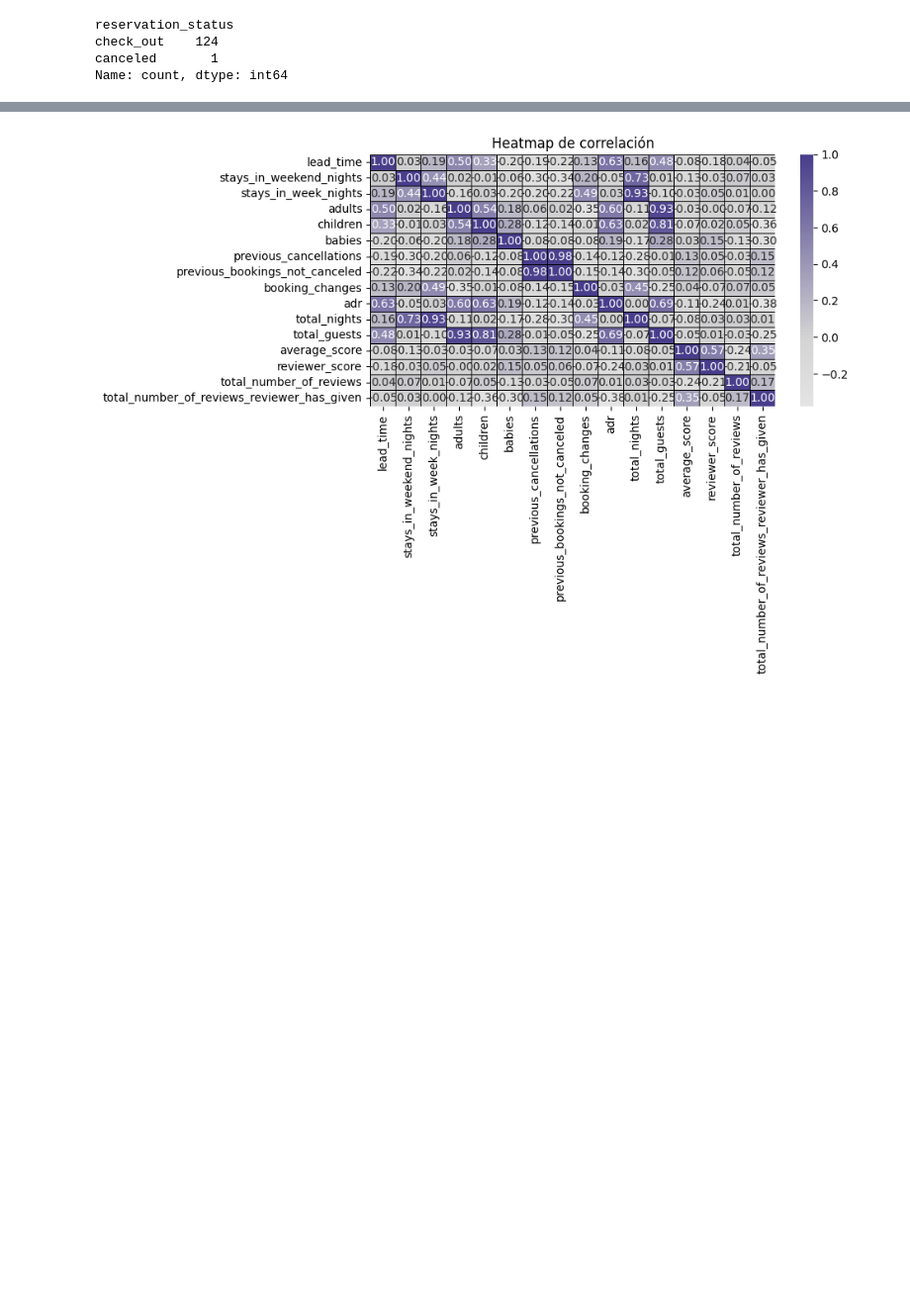
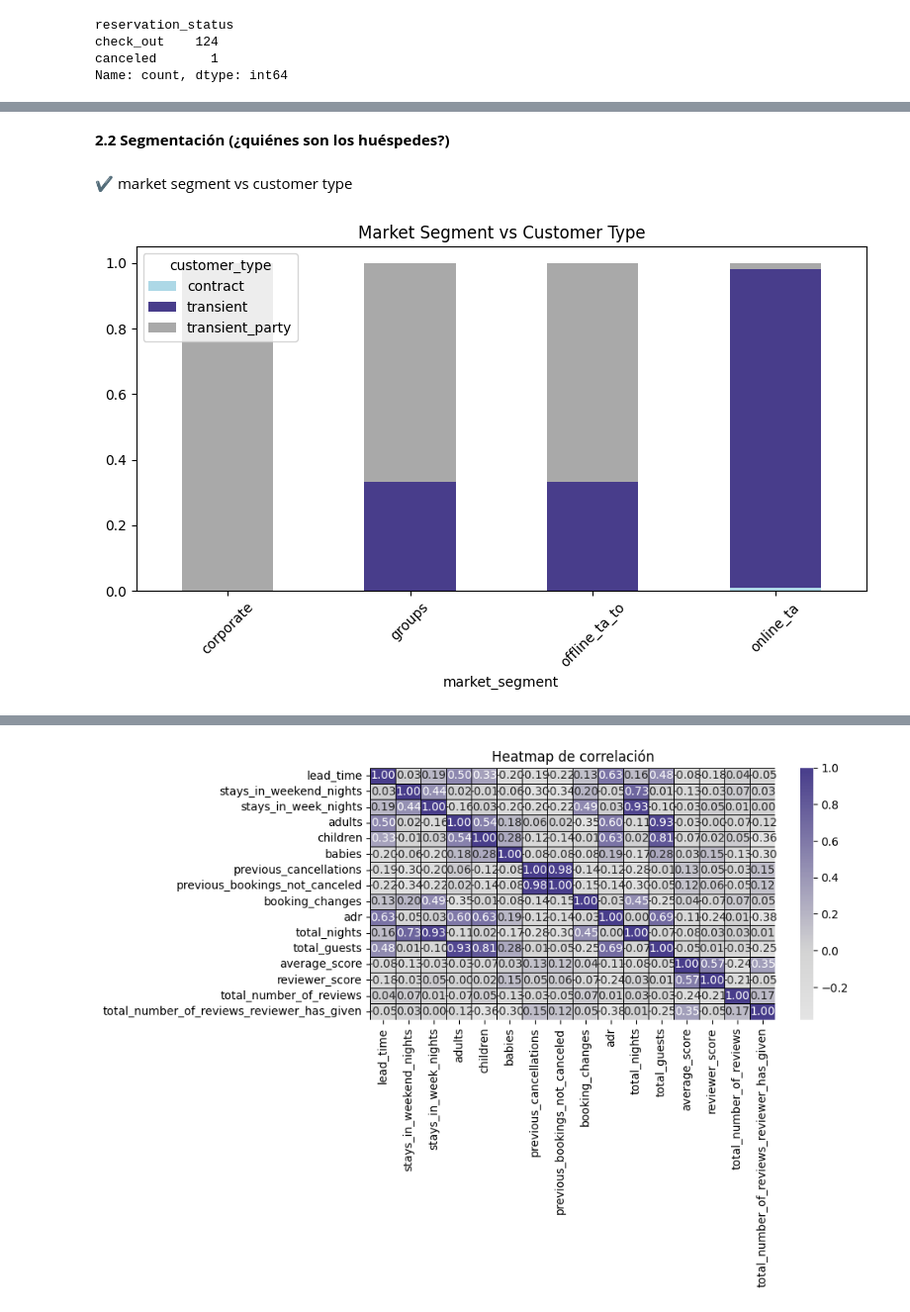
Before and after one commit to lorenalopezarenas/Booking_Reviews, a Jupyter notebook: notebooks/03. EDA.ipynb, the cells around one changed output, grey strips where cells are left out. Shown at 99% size. Saved outputs shown, nothing was run; the diff lists cells and outputs as text; code cells hidden in the pictures; blank space fills up the shorter version.

```diff
--- a/notebooks/03. EDA.ipynb
+++ b/notebooks/03. EDA.ipynb
@@ -336,0 +363,24 @@ Tras la agregación de los datasets de reservas y reseñas, la variable `reserva
+# %%
+booking_reviews = eliminar_columns(booking_reviews, ['reservation_status'])
+# %% [markdown]
+**2.2 Segmentación (¿quiénes son los huéspedes?)**
+# %% [markdown]
+✔ market segment vs customer type
+# %%
+pd.crosstab(
+    booking_reviews["market_segment"],
+    booking_reviews["customer_type"],
+    normalize="index"
+).plot(
+    kind="bar",
+    stacked=True,
+    figsize=(8,5),
+    color=["lightblue", "DarkSlateBlue", "darkgray"]
+)
+
+plt.xticks(rotation=45)
+plt.title("Market Segment vs Customer Type")
+plt.tight_layout()
+plt.show()
+# %% [output]
+[figure, added]
```
Also changed, not shown: parts of 64 cells of this notebook.
